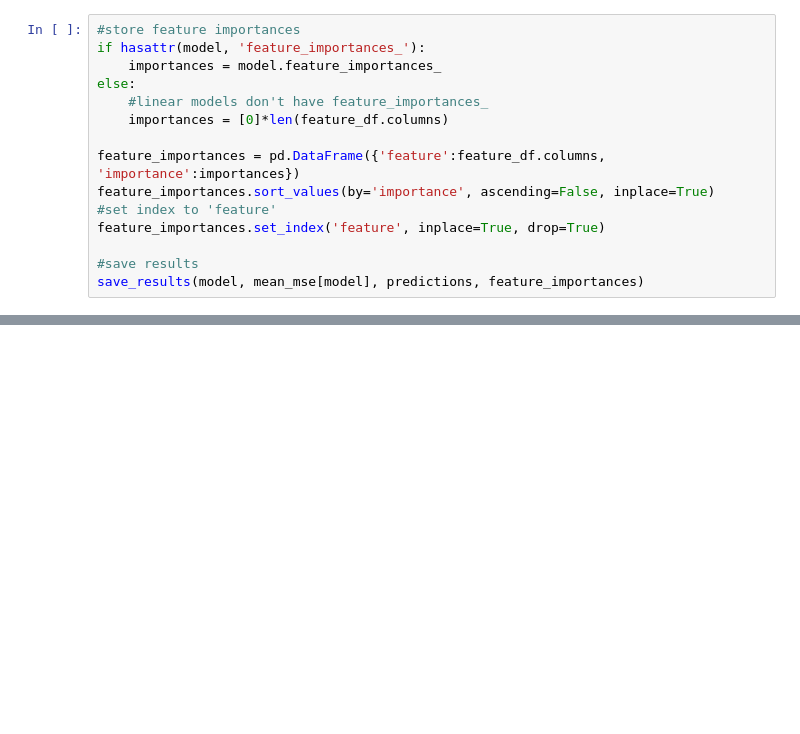
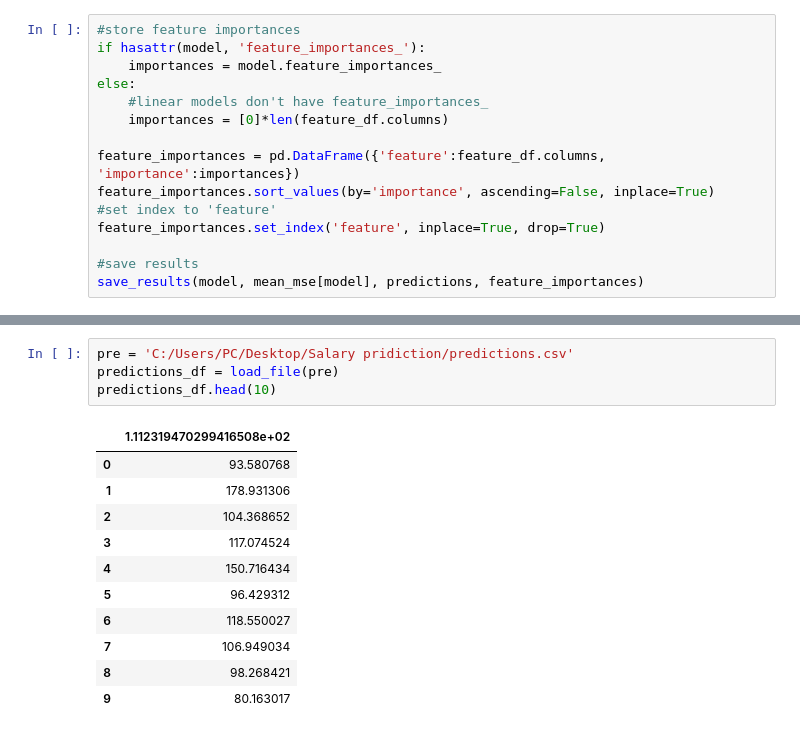
Before and after one commit to gachi164/Salary-Prediction, a Jupyter notebook: Salary Prediction Model_V0.1.ipynb, the cells around one changed output, grey strips where cells are left out. Cells and saved outputs as stored; diff of their text form; blank space fills up the shorter version.

```diff
--- a/Salary Prediction Model_V0.1.ipynb
+++ b/Salary Prediction Model_V0.1.ipynb
@@ -151,0 +192,16 @@ plt.show()
+# %%
+pre = 'C:/Users/PC/Desktop/Salary pridiction/predictions.csv'
+predictions_df = load_file(pre)
+predictions_df.head(10)
+# %% [output]
+|  | 1.112319470299416508e+02 |
+| 0 | 93.580768 |
+| 1 | 178.931306 |
+| 2 | 104.368652 |
+| 3 | 117.074524 |
+| 4 | 150.716434 |
+| 5 | 96.429312 |
+| 6 | 118.550027 |
+| 7 | 106.949034 |
+| 8 | 98.268421 |
+| 9 | 80.163017 |
```
Also changed, not shown: parts of 10 cells of this notebook.
